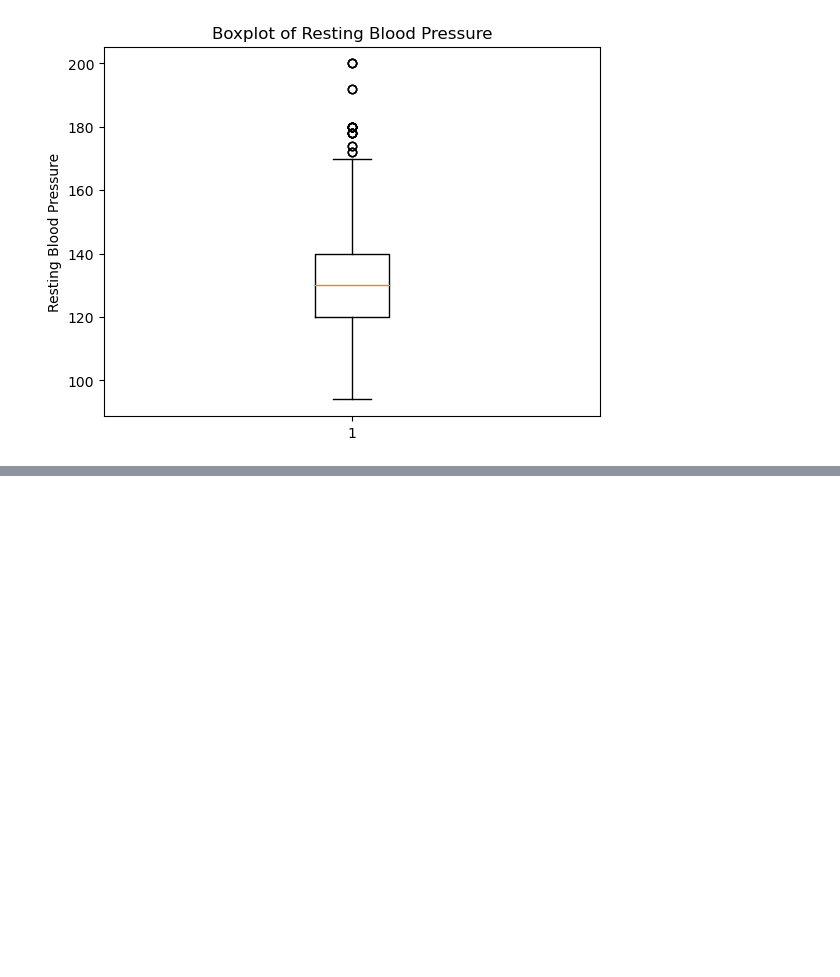
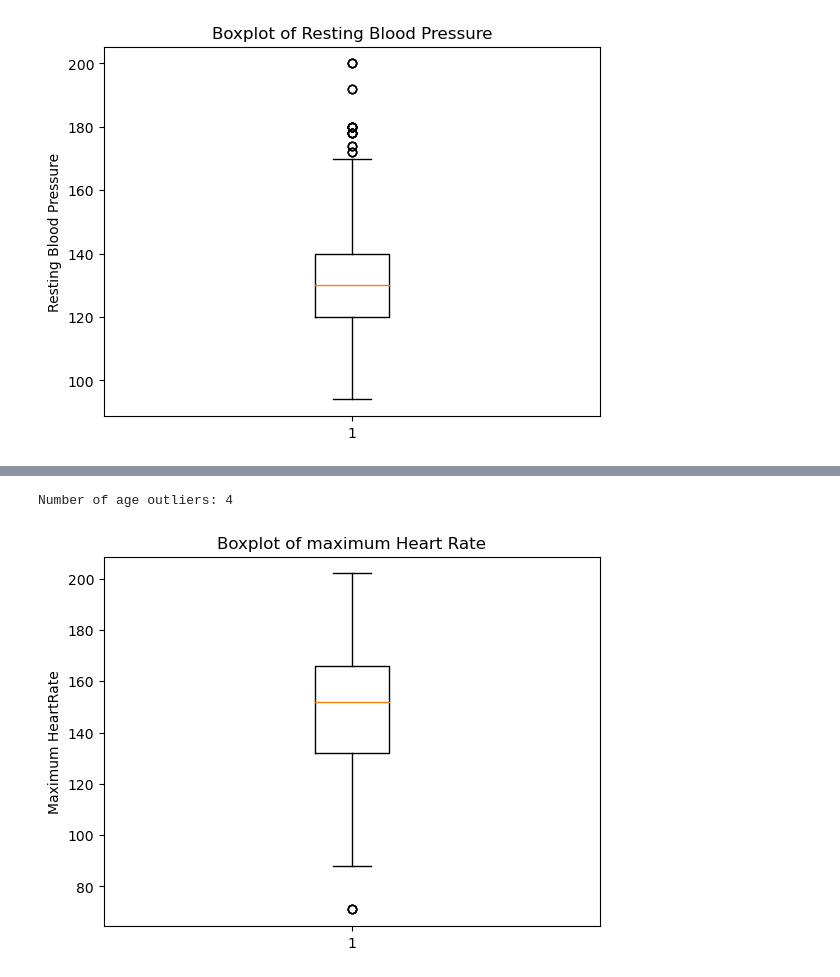
Before and after one commit to FiNiX-GaMmA/heart_diesease_ml_project, a Jupyter notebook: heart-disease-prediction-workbench.ipynb, the cells around one changed output, grey strips where cells are left out. Saved outputs shown, nothing was run; the diff lists cells and outputs as text; code cells hidden in the pictures; blank space fills up the shorter version.

Commit message:
Kaggle Notebook | heart_disease_prediction_workbench | the outliers are found

```diff
--- a/heart-disease-prediction-workbench.ipynb
+++ b/heart-disease-prediction-workbench.ipynb
@@ -163,0 +192,16 @@ plt.show()
+# %%
+# Apply the outlier detection function to the thalach column
+outliers_max_heartrate = detect_outliers_zscore(data['thalach'])
+
+# Print the number of outliers detected
+print(f"Number of age outliers: {outliers_max_heartrate.sum()}")
+# %% [output]
+Number of age outliers: 4
+# %%
+# Create a boxplot of the "thalach" column
+plt.boxplot(data['thalach'])
+plt.title('Boxplot of maximum Heart Rate')
+plt.ylabel('Maximum HeartRate')
+plt.show()
+# %% [output]
+[figure, added]
```
Also changed, not shown: parts of 10 cells of this notebook.
